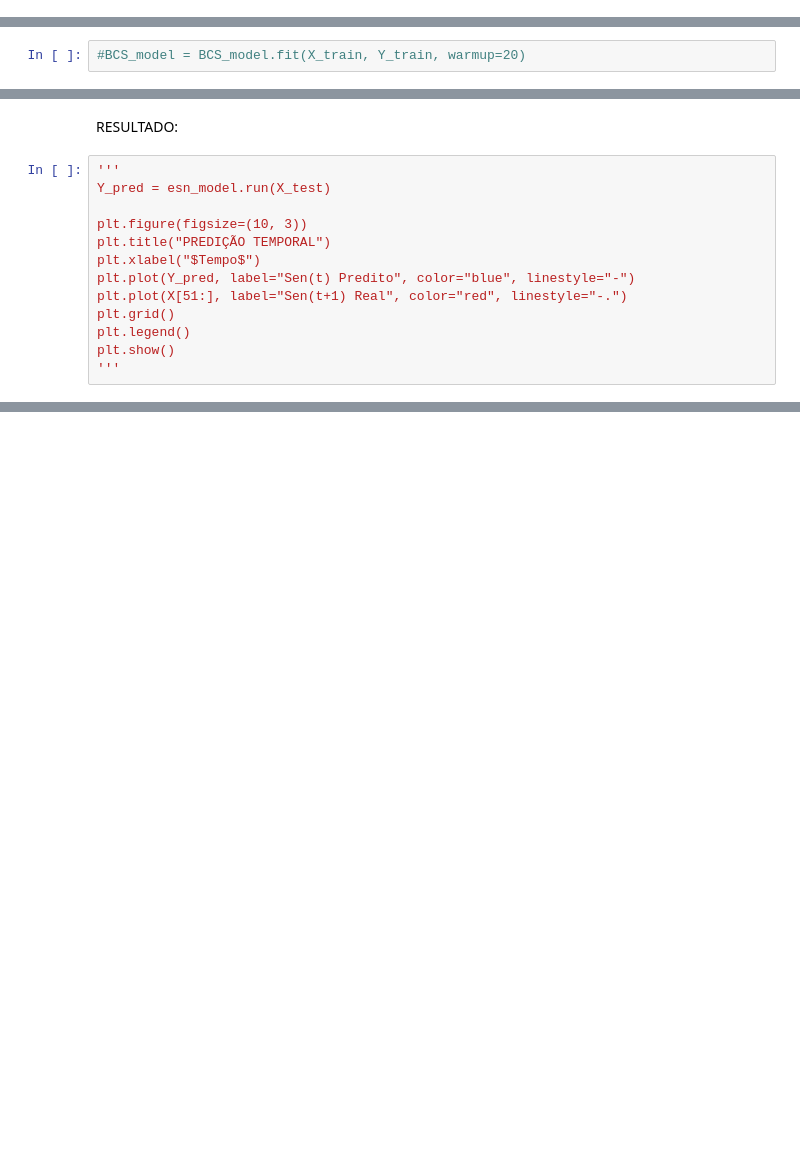
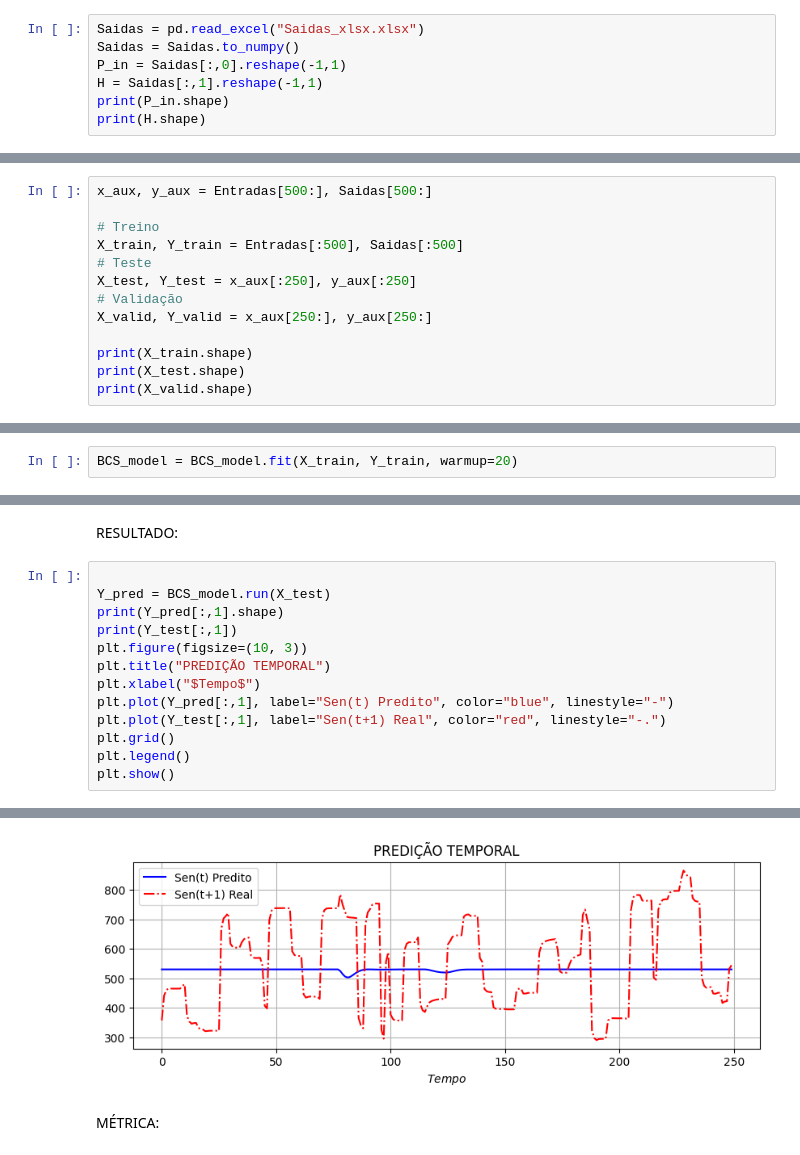
Before and after one commit to ChristianAllan/Echo-State-Network, a Jupyter notebook: ESN_Learning/BCS_ESN_1.ipynb, the cells around one changed output, grey strips where cells are left out. Cells and saved outputs as stored; diff of their text form; blank space fills up the shorter version.

```diff
--- a/ESN_Learning/BCS_ESN_1.ipynb
+++ b/ESN_Learning/BCS_ESN_1.ipynb
@@ -100,3 +101,10 @@ Entradas.to_excel("Entradas_BCS.xlsx", index=False)
 [1000 rows x 2 columns]
 # %% [markdown]
 # IMPORTE RESPOSTAS
+# %%
+Saidas = pd.read_excel("Saidas_xlsx.xlsx")
+Saidas = Saidas.to_numpy()
+P_in = Saidas[:,0].reshape(-1,1)
+H = Saidas[:,1].reshape(-1,1)
+print(P_in.shape)
+print(H.shape)
@@ -111,0 +125,13 @@ BCS_model = reservoir >> readout
+# %%
+x_aux, y_aux = Entradas[500:], Saidas[500:]
+
+# Treino
+X_train, Y_train = Entradas[:500], Saidas[:500]
+# Teste
+X_test, Y_test = x_aux[:250], y_aux[:250]
+# Validação
+X_valid, Y_valid = x_aux[250:], y_aux[250:]
+
+print(X_train.shape)
+print(X_test.shape)
+print(X_valid.shape)
@@ -112,7 +142,7 @@ BCS_model = reservoir >> readout
 # %% [markdown]
 TREINAMENTO:
 # %%
-#BCS_model = BCS_model.fit(X_train, Y_train, warmup=20)
+BCS_model = BCS_model.fit(X_train, Y_train, warmup=20)
 # %% [markdown]
 VERIFICANDO INICIALIZAÇÃO:
 # %%
@@ -122,16 +152,16 @@ False False
 # %% [markdown]
 RESULTADO:
 # %%
-'''
-Y_pred = esn_model.run(X_test)
 
+Y_pred = BCS_model.run(X_test)
+print(Y_pred[:,1].shape)
+print(Y_test[:,1])
 plt.figure(figsize=(10, 3))
 plt.title("PREDIÇÃO TEMPORAL")
 plt.xlabel("$Tempo$")
-plt.plot(Y_pred, label="Sen(t) Predito", color="blue", linestyle="-")
-plt.plot(X[51:], label="Sen(t+1) Real", color="red", linestyle="-.")
+plt.plot(Y_pred[:,1], label="Sen(t) Predito", color="blue", linestyle="-")
+plt.plot(Y_test[:,1], label="Sen(t+1) Real", color="red", linestyle="-.")
 plt.grid()
 plt.legend()
 plt.show()
-'''
 # %% [output]
@@ -138,0 +185,3 @@ plt.show()
+[figure, added]
+# %% [markdown]
+MÉTRICA:
```
Also changed, not shown: parts of 7 cells of this notebook, 5 other files.
